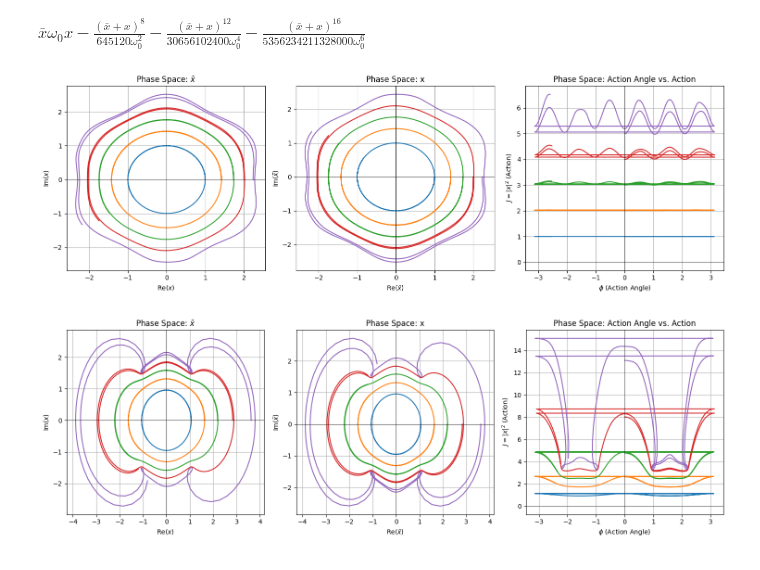
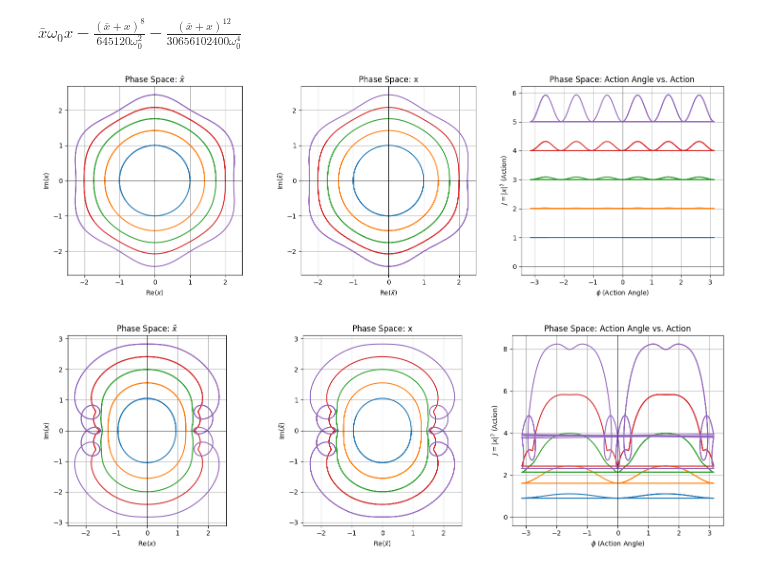
Before and after one commit to kavidey/action-angle-discovery, a Jupyter notebook: sympy example.ipynb, the cells around one changed output. Drawn from its saved outputs; the diff is of its cells as text; code cells hidden in the pictures.

```diff
--- a/sympy example.ipynb
+++ b/sympy example.ipynb
@@ -17,24 +17,42 @@ def h_2n(n_val, x_val, x_bar_val, omega_0_val):
 # Define the Hamiltonian function: h
 h = omega_0 * x * x_bar
 
-for i in range(2,5):
+for i in range(2,4):
 	h += h_2n(i*2, x, x_bar, omega_0)
 
 h
 # %% [output]
-$\displaystyle \bar{x} \omega_{0} x - \frac{\left(\bar{x} + x\right)^{8}}{645120 \omega_{0}^{2}} - \frac{\left(\bar{x} + x\right)^{12}}{30656102400 \omega_{0}^{4}} - \frac{\left(\bar{x} + x\right)^{16}}{5356234211328000 \omega_{0}^{6}}$
+$\displaystyle \bar{x} \omega_{0} x - \frac{\left(\bar{x} + x\right)^{8}}{645120 \omega_{0}^{2}} - \frac{\left(\bar{x} + x\right)^{12}}{30656102400 \omega_{0}^{4}}$
 # %%
+def compose(f, n):
+    # from https://stackoverflow.com/a/58850806/6454085
+    def fn(x):
+        for _ in range(n):
+            x = f(x)
+        return x
+    return fn
+
 def poisson_bracket(f, g, q, p):
     return I * f.diff(q) * g.diff(p) - I * f.diff(p) * g.diff(q)
 pb = lambda f,g: poisson_bracket(f, g, x_bar, x)
+
+def lie_transformation(f, chi, order):
+    fp = 0
+    for i in range(order):
+        fp += 1/math.factorial(i) * compose(lambda f: pb(f, chi), i)(f)
+    return fp
 
 chi_4 = 1/(I*omega_0) * (x**3 * x_bar/48 - x*x_bar**3/48 - x_bar**4/384 + x**4/384)
 chi_6 = 1/(I*omega_0**2) *  (-x**6/15360 + x**5*x_bar/15360 + 7*x**4*x_bar**2/3072 - 7*x**2*x_bar**4/3072 - x*x_bar**5/15369 + x_bar**6/15360)
 
 chi = chi_4+chi_6
 
-xp = x - pb(x, chi) + (1/2) * pb(pb(x, chi), chi)
-xp_bar = x_bar - pb(x_bar, chi) + (1/2) * pb(pb(x_bar, chi), chi)
+# xp = x + pb(x, chi) + (1/2) * pb(pb(x, chi), chi)
+# xp_bar = x_bar + pb(x_bar, chi) + (1/2) * pb(pb(x_bar, chi), chi)
+
+lie_order = 4
+xp = lie_transformation(x, chi, lie_order)
+xp_bar = lie_transformation(x_bar, chi, lie_order)
 
 xp_f = lambdify([x, x_bar, omega_0], xp)
 xp_bar_f = lambdify([x, x_bar, omega_0], xp_bar)
@@ -57,7 +75,7 @@ def hamiltonian_system(time, z):
 energy_levels = [1.0, 2.0, 3.0, 4.0, 5.0]
 
 t_span = (0, 10)
-t_eval = np.linspace(*t_span, 300)
+t_eval = np.linspace(*t_span, 1000)
 
 fig, axes = plt.subplots(1, 3, figsize=(15, 5))
 
@@ -70,7 +88,7 @@ for i in range(len(energy_levels)):
     z0 = [x0.real, x0.imag, x_bar0.real, x_bar0.imag]
 
     # Solve the ODEs
-    sol = solve_ivp(hamiltonian_system, t_span, z0, t_eval=t_eval)
+    sol = solve_ivp(hamiltonian_system, t_span, z0, t_eval=t_eval, rtol=1e-8, atol=1e-8)
     x_sol = sol.y[0] + 1j * sol.y[1]
     x_bar_sol = sol.y[2] + 1j * sol.y[3]
 
@@ -93,6 +111,7 @@ axes[0].set_title(r'Phase Space: $\bar{x}$')
 axes[0].axhline(0, color='black', linewidth=0.5)
 axes[0].axvline(0, color='black', linewidth=0.5)
 axes[0].grid()
+axes[0].set_aspect('equal')
 
 axes[1].set_xlabel(r'Re$(\bar{x})$')
 axes[1].set_ylabel(r'Im$(\bar{x})$')
@@ -100,6 +119,7 @@ axes[1].set_title('Phase Space: x')
 axes[1].axhline(0, color='black', linewidth=0.5)
 axes[1].axvline(0, color='black', linewidth=0.5)
 axes[1].grid()
+axes[1].set_aspect('equal')
 
 axes[2].set_xlabel(r'$\phi$ (Action Angle)')
 axes[2].set_ylabel(r'$J = |x|^2$ (Action)')
@@ -111,7 +131,7 @@ axes[2].grid()
 plt.tight_layout()
 plt.show()
 # %% [output]
-[figure, old version]
+[figure, new version]
 # %%
 
 fig, axes = plt.subplots(1, 3, figsize=(15, 5))
@@ -125,7 +145,7 @@ for i in range(len(energy_levels)):
     z0 = [x0.real, x0.imag, x_bar0.real, x_bar0.imag]
 
     # Solve the ODEs
-    sol = solve_ivp(hamiltonian_system, t_span, z0, t_eval=t_eval)
+    sol = solve_ivp(hamiltonian_system, t_span, z0, t_eval=t_eval, rtol=1e-8, atol=1e-8)
     x_sol = sol.y[0] + 1j * sol.y[1]
     x_bar_sol = sol.y[2] + 1j * sol.y[3]
 
@@ -142,31 +162,33 @@ for i in range(len(energy_levels)):
 	# Plot phase space for x_bar
     axes[1].plot(np.conj(xp_sol).real, np.conj(xp_sol).imag)
 
     # Plot angle space
     axes[2].plot(phi_sol, J_sol)
 
 axes[0].set_xlabel(r'Re$(x)$')
 axes[0].set_ylabel(r'Im$(x)$')
 axes[0].set_title(r'Phase Space: $\bar{x}$')
 axes[0].axhline(0, color='black', linewidth=0.5)
 axes[0].axvline(0, color='black', linewidth=0.5)
 axes[0].grid()
+axes[0].set_aspect('equal')
 
 axes[1].set_xlabel(r'Re$(\bar{x})$')
 axes[1].set_ylabel(r'Im$(\bar{x})$')
 axes[1].set_title('Phase Space: x')
 axes[1].axhline(0, color='black', linewidth=0.5)
 axes[1].axvline(0, color='black', linewidth=0.5)
 axes[1].grid()
+axes[1].set_aspect('equal')
 
 axes[2].set_xlabel(r'$\phi$ (Action Angle)')
 axes[2].set_ylabel(r'$J = |x|^2$ (Action)')
 axes[2].set_title('Phase Space: Action Angle vs. Action')
 axes[2].axhline(0, color='black', linewidth=0.5)
 axes[2].axvline(0, color='black', linewidth=0.5)
 axes[2].grid()
 
 plt.tight_layout()
 plt.show()
 # %% [output]
-[figure, old version]
+[figure, new version]
```
